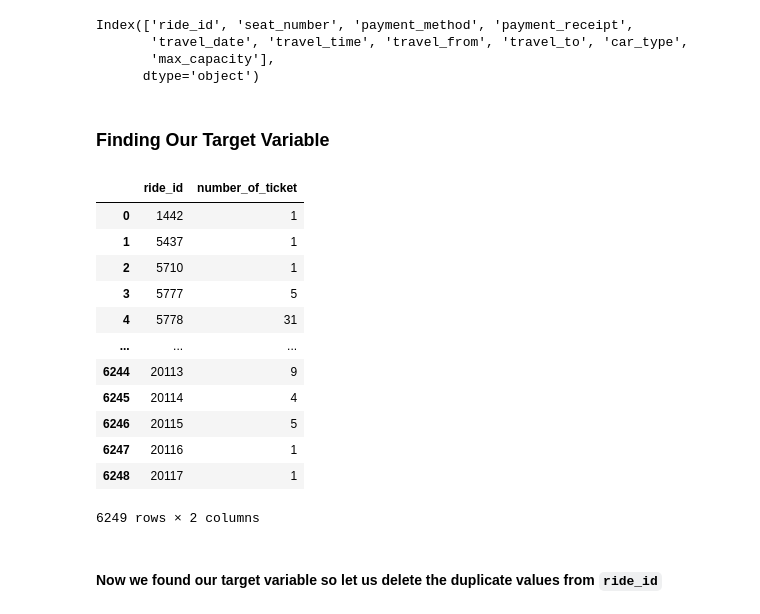
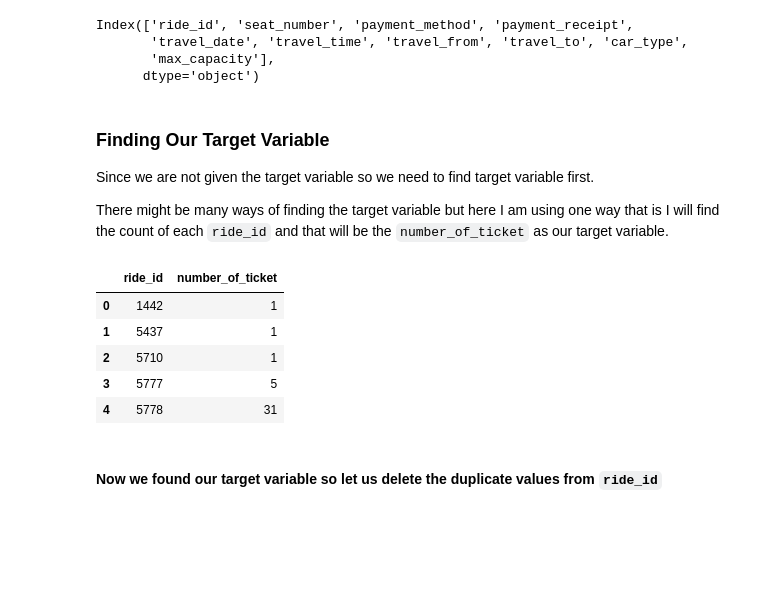
Before and after one commit to anshudhanshu/Demand-Prediction-for-public-transport, a Jupyter notebook: Sudhanshu_Rawat_Team_5_Capstone_Project.ipynb, the cells around one changed output. Saved outputs shown, nothing was run; the diff lists cells and outputs as text; code cells hidden in the pictures; blank space fills up the shorter version.

```diff
--- a/Sudhanshu_Rawat_Team_5_Capstone_Project.ipynb
+++ b/Sudhanshu_Rawat_Team_5_Capstone_Project.ipynb
@@ -308,25 +158,22 @@ Index(['ride_id', 'seat_number', 'payment_method', 'payment_receipt',
        'travel_date', 'travel_time', 'travel_from', 'travel_to', 'car_type',
        'max_capacity'],
       dtype='object')
-# %% [markdown]
-### Finding Our Target Variable
+# %% [markdown]
+### Finding Our Target Variable
+
+Since we are not given the target variable so we need to find target variable first.
+
+There might be many ways of finding the target variable but here I am using one way that is I will find the count of each `ride_id` and that will be the `number_of_ticket` as our target variable.
 # %%
 label = Target=dataset.groupby(["ride_id"]).seat_number.count().rename("number_of_ticket").reset_index()
-label
+label.head()
 # %% [output]
 |  | ride_id | number_of_ticket |
 | 0 | 1442 | 1 |
 | 1 | 5437 | 1 |
 | 2 | 5710 | 1 |
 | 3 | 5777 | 5 |
 | 4 | 5778 | 31 |
-| ... | ... | ... |
-| 6244 | 20113 | 9 |
-| 6245 | 20114 | 4 |
-| 6246 | 20115 | 5 |
-| 6247 | 20116 | 1 |
-| 6248 | 20117 | 1 |
-6249 rows × 2 columns
 # %% [markdown]
 #### Now we found our target variable so let us delete the duplicate values from `ride_id`
 # %%
```
Also changed, not shown: parts of 110 cells of this notebook.
